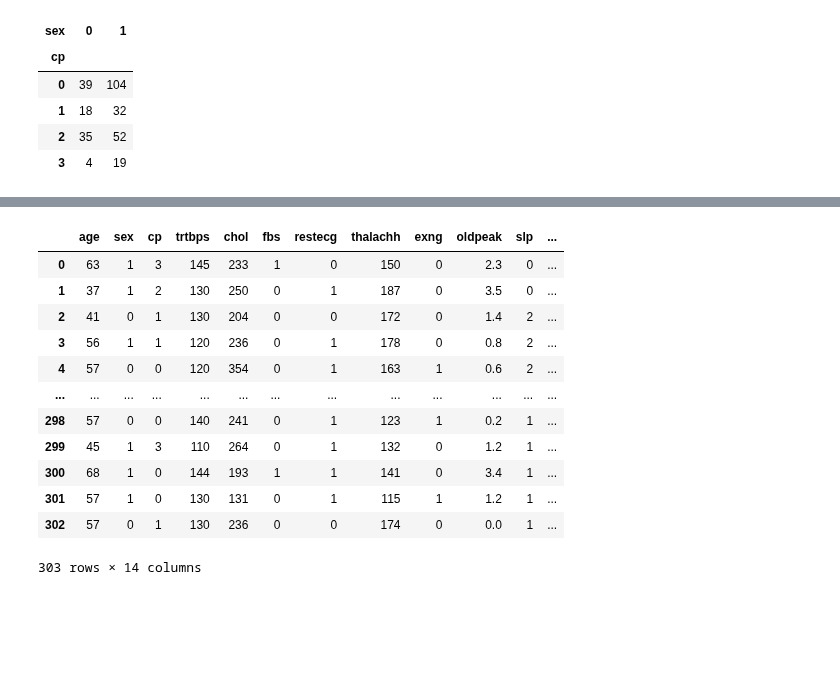
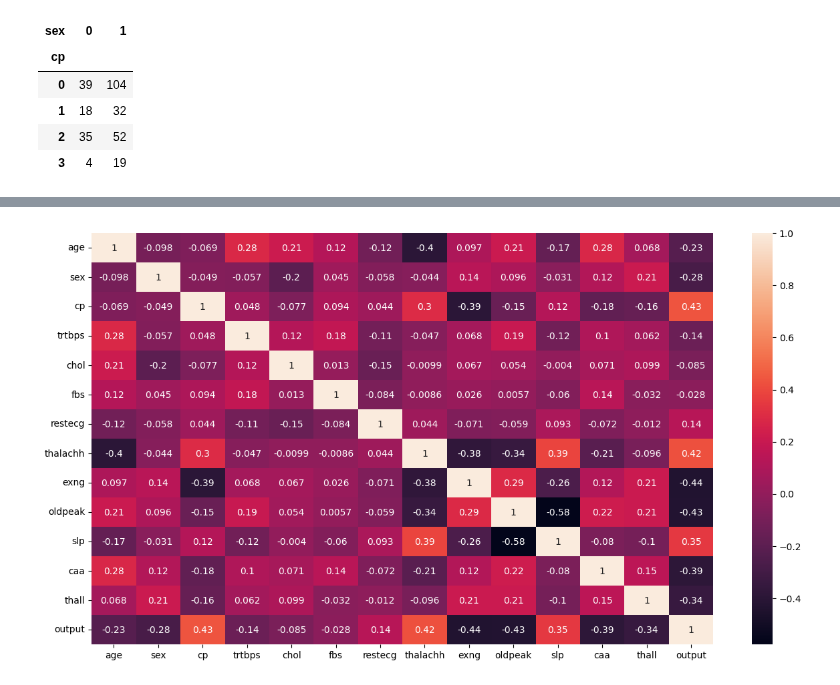
Before and after one commit to sugata2002/heart_attack, a Jupyter notebook: heart.ipynb, the cells around one changed output, grey strips where cells are left out. Drawn from its saved outputs; the diff is of its cells as text; code cells hidden in the pictures; blank space fills up the shorter version.

```diff
--- a/heart.ipynb
+++ b/heart.ipynb
@@ -83,19 +84,8 @@ cross.transpose()
 pe.bar(cross ,template="plotly_dark" ,width=1000, height=600)
 # %% [output]
 [interactive output not drawn]
-# %%
-df
-# %% [output]
-|  | age | sex | cp | trtbps | chol | fbs | restecg | thalachh | exng | oldpeak | slp | ... |
-| 0 | 63 | 1 | 3 | 145 | 233 | 1 | 0 | 150 | 0 | 2.3 | 0 | ... |
-| 1 | 37 | 1 | 2 | 130 | 250 | 0 | 1 | 187 | 0 | 3.5 | 0 | ... |
-| 2 | 41 | 0 | 1 | 130 | 204 | 0 | 0 | 172 | 0 | 1.4 | 2 | ... |
-| 3 | 56 | 1 | 1 | 120 | 236 | 0 | 1 | 178 | 0 | 0.8 | 2 | ... |
-| 4 | 57 | 0 | 0 | 120 | 354 | 0 | 1 | 163 | 1 | 0.6 | 2 | ... |
-| ... | ... | ... | ... | ... | ... | ... | ... | ... | ... | ... | ... | ... |
-| 298 | 57 | 0 | 0 | 140 | 241 | 0 | 1 | 123 | 1 | 0.2 | 1 | ... |
-| 299 | 45 | 1 | 3 | 110 | 264 | 0 | 1 | 132 | 0 | 1.2 | 1 | ... |
-| 300 | 68 | 1 | 0 | 144 | 193 | 1 | 1 | 141 | 0 | 3.4 | 1 | ... |
-| 301 | 57 | 1 | 0 | 130 | 131 | 0 | 1 | 115 | 1 | 1.2 | 1 | ... |
-| 302 | 57 | 0 | 1 | 130 | 236 | 0 | 0 | 174 | 0 | 0.0 | 1 | ... |
-303 rows × 14 columns
+# %%
+plt.figure(figsize=(15,8))
+dataplot = sb.heatmap(df.corr(method ='pearson'), annot=True)
+# %% [output]
+[figure, added]
```
Also changed, not shown: parts of 1 cell of this notebook.
